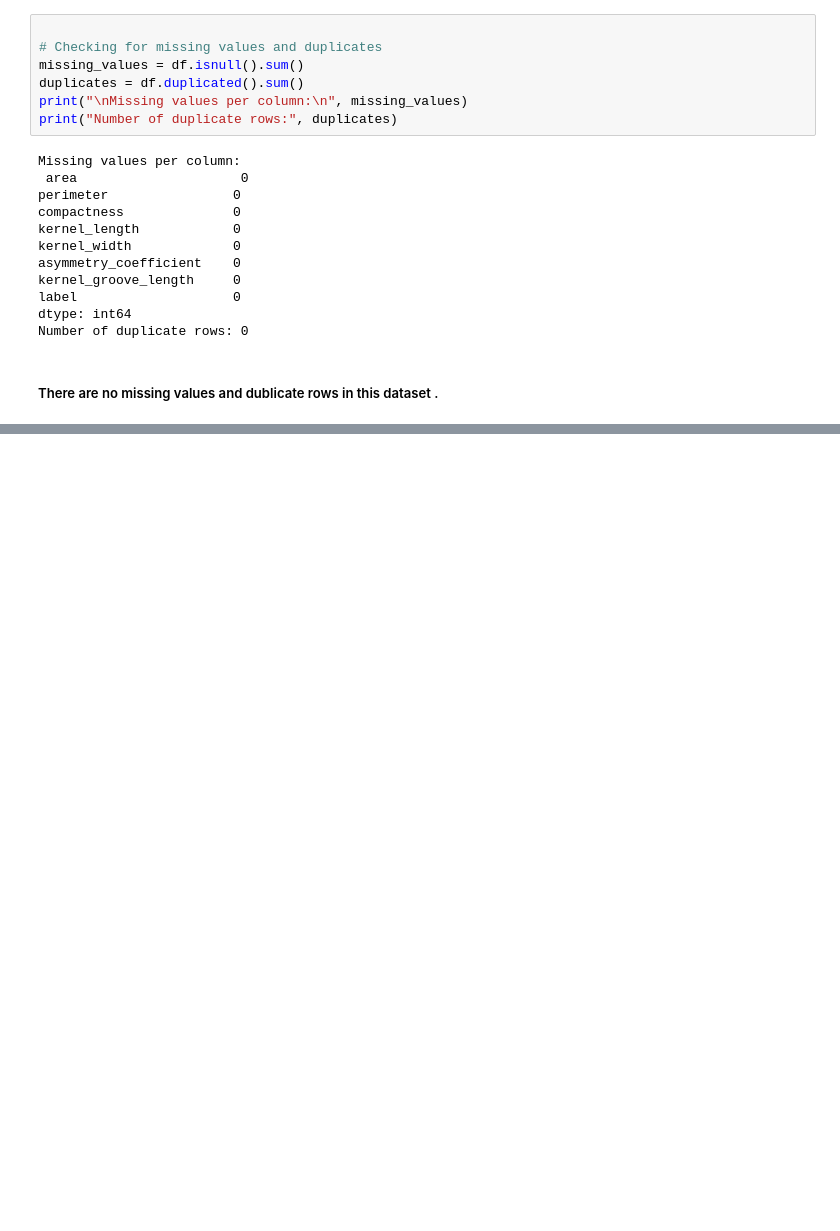
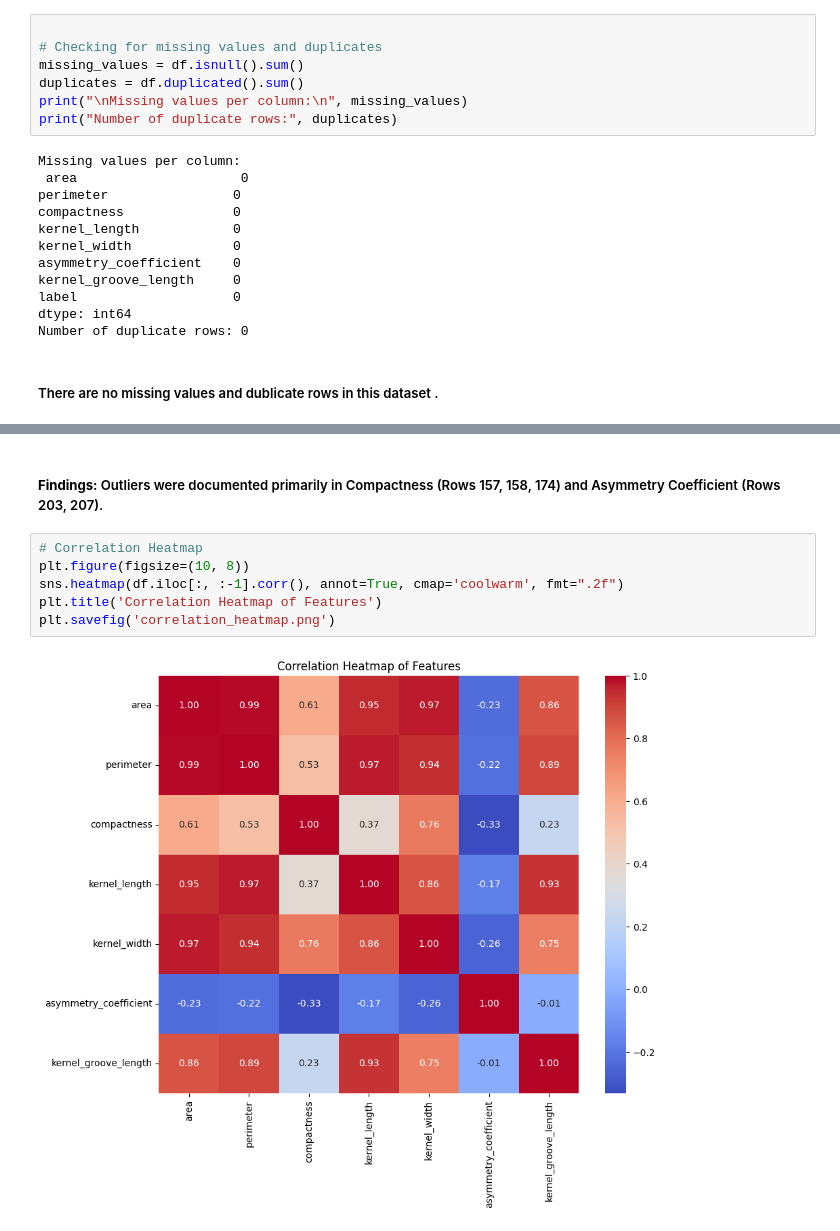
Before and after one commit to JohnApollos/ml2-seeds-analysis, a Jupyter notebook: notebook/01_eda.ipynb, the cells around one changed output, grey strips where cells are left out. Cells and saved outputs as stored; diff of their text form; blank space fills up the shorter version.

```diff
--- a/notebook/01_eda.ipynb
+++ b/notebook/01_eda.ipynb
@@ -110,0 +194,10 @@ Number of duplicate rows: 0
+# %% [markdown]
+##### **Findings:** Outliers were documented primarily in Compactness (Rows 157, 158, 174) and Asymmetry Coefficient (Rows 203, 207).
+# %%
+# Correlation Heatmap
+plt.figure(figsize=(10, 8))
+sns.heatmap(df.iloc[:, :-1].corr(), annot=True, cmap='coolwarm', fmt=".2f")
+plt.title('Correlation Heatmap of Features')
+plt.savefig('correlation_heatmap.png')
+# %% [output]
+[figure, added]
```
Also changed, not shown: parts of 14 cells of this notebook.
